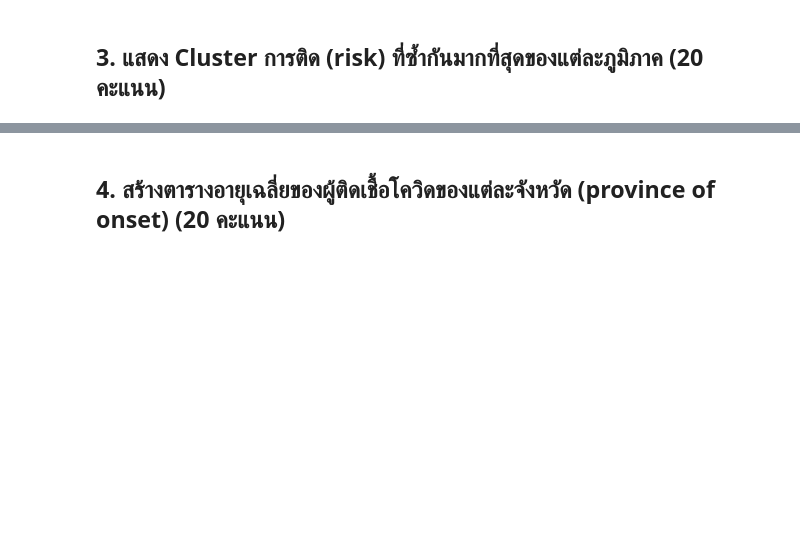
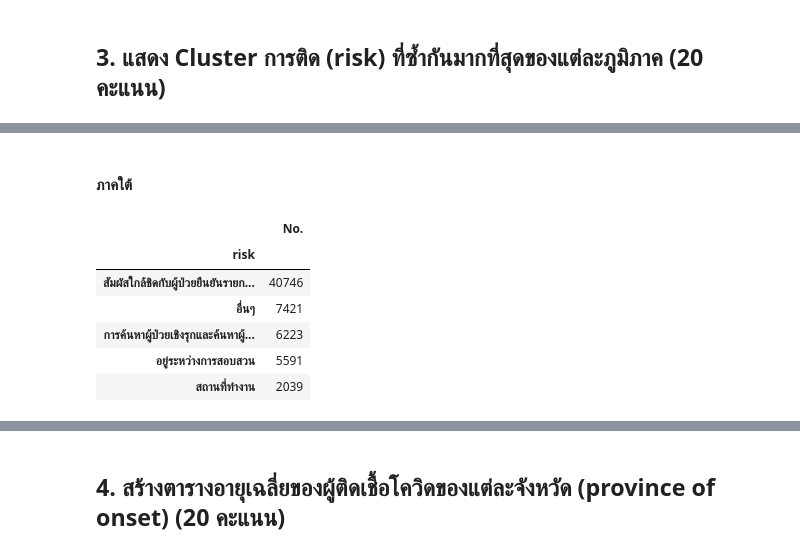
Before and after one commit to Ppangchon/data_viz_2022, a Jupyter notebook: BasicPython&DataViz midterm2022.ipynb, the cells around one changed output, grey strips where cells are left out. Drawn from its saved outputs; the diff is of its cells as text; code cells hidden in the pictures; blank space fills up the shorter version.

```diff
--- a/BasicPython&DataViz midterm2022.ipynb
+++ b/BasicPython&DataViz midterm2022.ipynb
@@ -981,0 +1010,12 @@ print(f'ภูมิภาคเหนือมีจำนวนผู้ป่
+# %% [markdown]
+#### ภาคใต้
+# %%
+clus_geo[clus_geo['6 ภูมิภาค (ภูมิศาสตร์)']=='ใต้'].groupby('risk').count().sort_values(by=['No.'],ascending=False).iloc[:5,:1]  # แสดง cluster การติด (risk) ที่ซ้ำกันมากที่สุดของภาคใต้ตามภูมิศาสตร์
+# %% [output]
+|  | No. |
+| risk |  |
+| สัมผัสใกล้ชิดกับผู้ป่วยยืนยันรายก... | 40746 |
+| อื่นๆ | 7421 |
+| การค้นหาผู้ป่วยเชิงรุกและค้นหาผู้... | 6223 |
+| อยู่ระหว่างการสอบสวน | 5591 |
+| สถานที่ทำงาน | 2039 |
```
Also changed, not shown: parts of 65 cells of this notebook.
